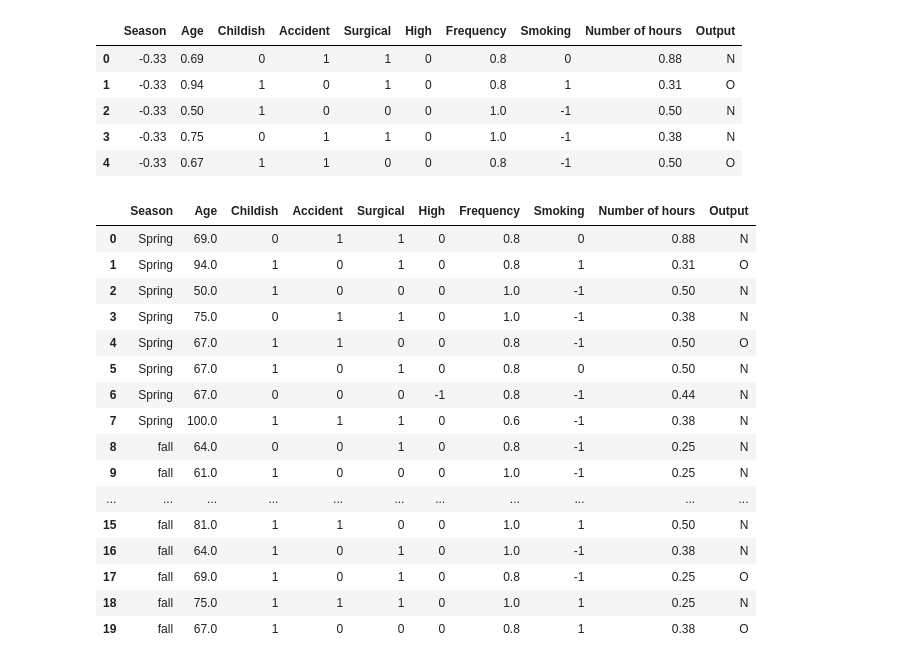
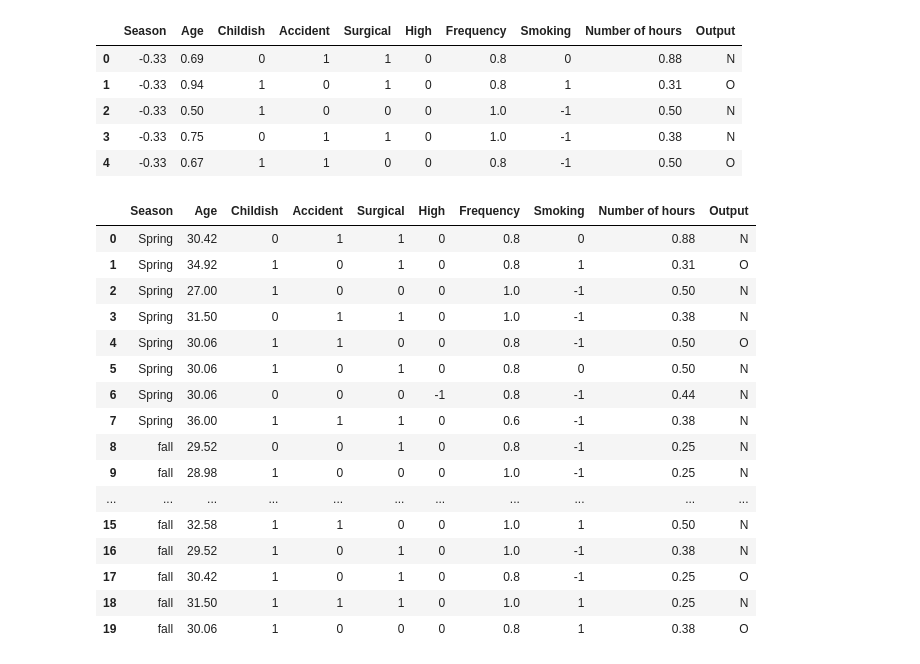
Before and after one commit to ironhack-datalabs/datamad0619, a Jupyter notebook: module-1/lab-import-export/your-code/main.ipynb, the cells around one changed output. Drawn from its saved outputs; the diff is of its cells as text; code cells hidden in the pictures.

```diff
--- a/module-1/lab-import-export/your-code/main.ipynb
+++ b/module-1/lab-import-export/your-code/main.ipynb
@@ -142,29 +142,29 @@ fertility.head()
 # %%
 #fer=fertility.replace({-1:'winter', -0.33:'spring', 0.33:'summer', 1:'fall'})
 
 fertility.loc[fertility['Season'] == -1, 'Season'] = "Winter"
 fertility.loc[fertility['Season'] == -0.33, 'Season'] = "Spring"
 fertility.loc[fertility['Season'] == 0.33, 'Season'] = "Summer"
 fertility.loc[fertility['Season'] == 1, 'Season'] = "fall"
 #display(fertility.head(20))
 
-fertility['Age']=fertility['Age']*100
+fertility['Age']=(fertility['Age']*18)+18
 display(fertility.head(20))
 # %% [output]
 |  | Season | Age | Childish | Accident | Surgical | High | Frequency | Smoking | Number of hours | Output |
-| 0 | Spring | 69.0 | 0 | 1 | 1 | 0 | 0.8 | 0 | 0.88 | N |
-| 1 | Spring | 94.0 | 1 | 0 | 1 | 0 | 0.8 | 1 | 0.31 | O |
-| 2 | Spring | 50.0 | 1 | 0 | 0 | 0 | 1.0 | -1 | 0.50 | N |
-| 3 | Spring | 75.0 | 0 | 1 | 1 | 0 | 1.0 | -1 | 0.38 | N |
-| 4 | Spring | 67.0 | 1 | 1 | 0 | 0 | 0.8 | -1 | 0.50 | O |
-| 5 | Spring | 67.0 | 1 | 0 | 1 | 0 | 0.8 | 0 | 0.50 | N |
-| 6 | Spring | 67.0 | 0 | 0 | 0 | -1 | 0.8 | -1 | 0.44 | N |
-| 7 | Spring | 100.0 | 1 | 1 | 1 | 0 | 0.6 | -1 | 0.38 | N |
-| 8 | fall | 64.0 | 0 | 0 | 1 | 0 | 0.8 | -1 | 0.25 | N |
-| 9 | fall | 61.0 | 1 | 0 | 0 | 0 | 1.0 | -1 | 0.25 | N |
+| 0 | Spring | 30.42 | 0 | 1 | 1 | 0 | 0.8 | 0 | 0.88 | N |
+| 1 | Spring | 34.92 | 1 | 0 | 1 | 0 | 0.8 | 1 | 0.31 | O |
+| 2 | Spring | 27.00 | 1 | 0 | 0 | 0 | 1.0 | -1 | 0.50 | N |
+| 3 | Spring | 31.50 | 0 | 1 | 1 | 0 | 1.0 | -1 | 0.38 | N |
+| 4 | Spring | 30.06 | 1 | 1 | 0 | 0 | 0.8 | -1 | 0.50 | O |
+| 5 | Spring | 30.06 | 1 | 0 | 1 | 0 | 0.8 | 0 | 0.50 | N |
+| 6 | Spring | 30.06 | 0 | 0 | 0 | -1 | 0.8 | -1 | 0.44 | N |
+| 7 | Spring | 36.00 | 1 | 1 | 1 | 0 | 0.6 | -1 | 0.38 | N |
+| 8 | fall | 29.52 | 0 | 0 | 1 | 0 | 0.8 | -1 | 0.25 | N |
+| 9 | fall | 28.98 | 1 | 0 | 0 | 0 | 1.0 | -1 | 0.25 | N |
 | ... | ... | ... | ... | ... | ... | ... | ... | ... | ... | ... |
-| 15 | fall | 81.0 | 1 | 1 | 0 | 0 | 1.0 | 1 | 0.50 | N |
-| 16 | fall | 64.0 | 1 | 0 | 1 | 0 | 1.0 | -1 | 0.38 | N |
-| 17 | fall | 69.0 | 1 | 0 | 1 | 0 | 0.8 | -1 | 0.25 | O |
-| 18 | fall | 75.0 | 1 | 1 | 1 | 0 | 1.0 | 1 | 0.25 | N |
-| 19 | fall | 67.0 | 1 | 0 | 0 | 0 | 0.8 | 1 | 0.38 | O |
+| 15 | fall | 32.58 | 1 | 1 | 0 | 0 | 1.0 | 1 | 0.50 | N |
+| 16 | fall | 29.52 | 1 | 0 | 1 | 0 | 1.0 | -1 | 0.38 | N |
+| 17 | fall | 30.42 | 1 | 0 | 1 | 0 | 0.8 | -1 | 0.25 | O |
+| 18 | fall | 31.50 | 1 | 1 | 1 | 0 | 1.0 | 1 | 0.25 | N |
+| 19 | fall | 30.06 | 1 | 0 | 0 | 0 | 0.8 | 1 | 0.38 | O |
```
